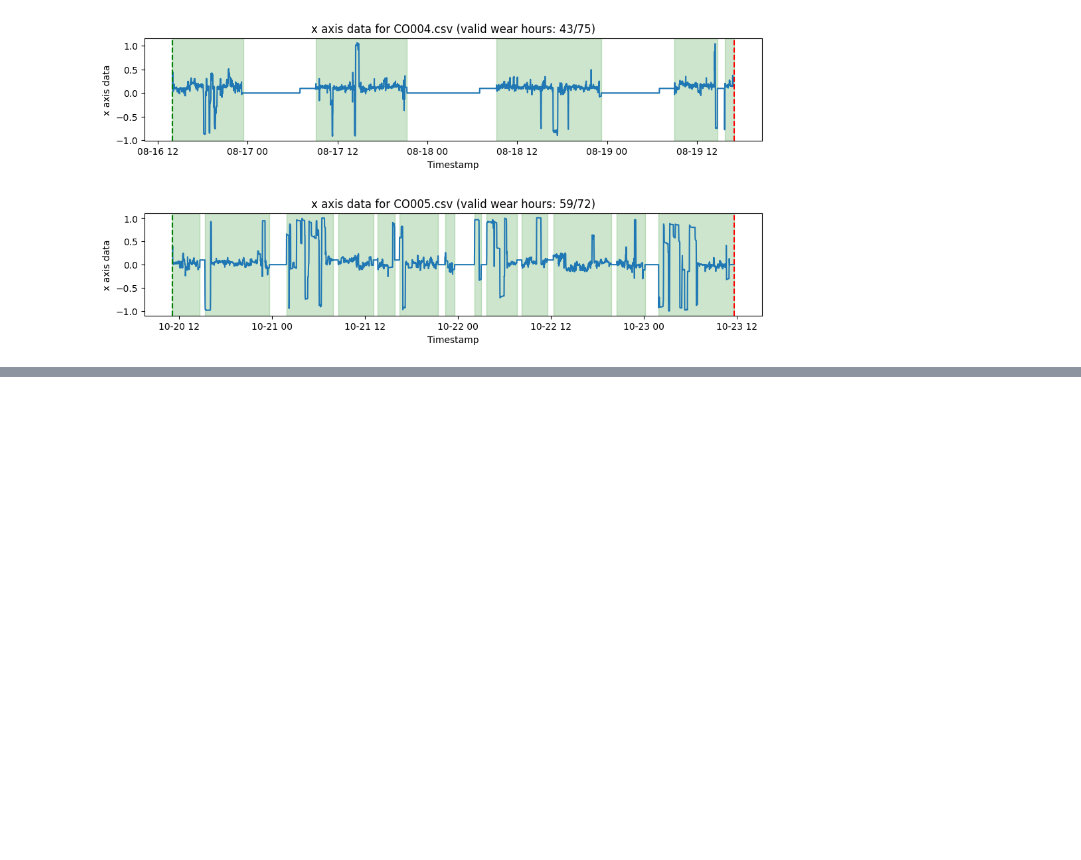
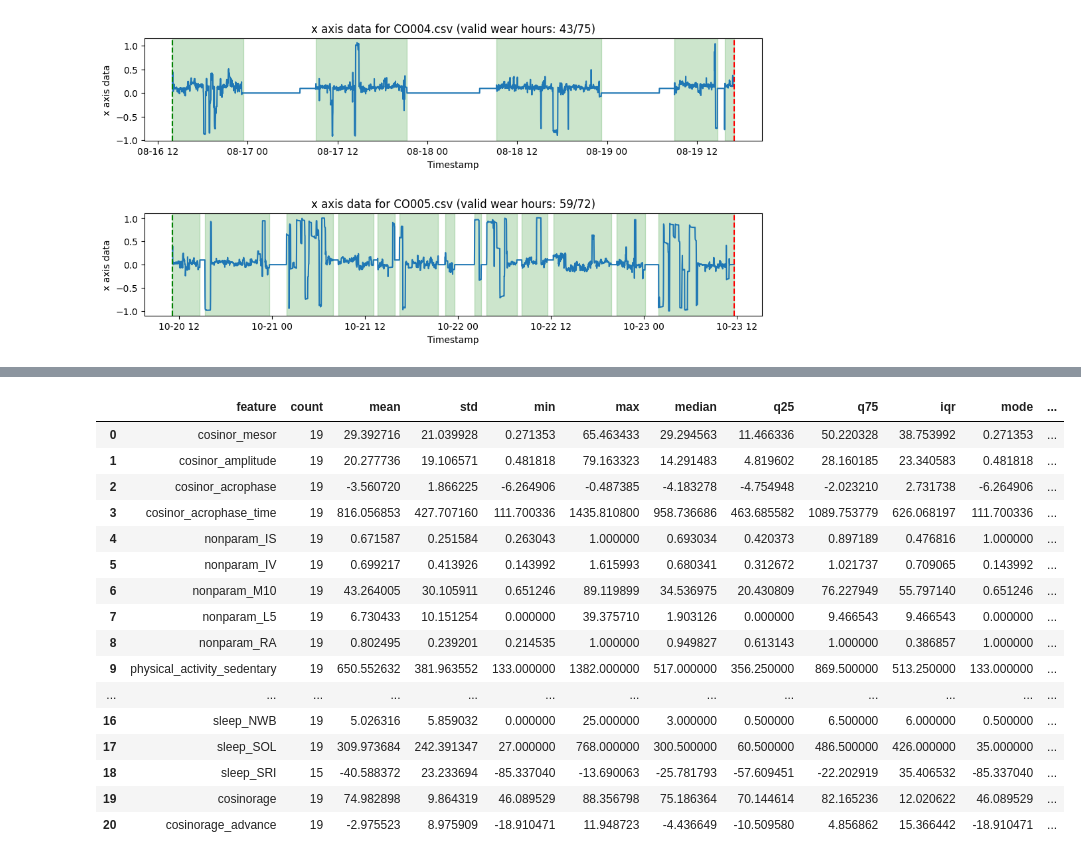
Before and after one commit to jlohunecke/LTMM_Analysis, a Jupyter notebook: exploration.ipynb, the cells around one changed output, grey strips where cells are left out. Cells and saved outputs as stored; diff of their text form; code cells hidden in the pictures; blank space fills up the shorter version.

```diff
--- a/exploration.ipynb
+++ b/exploration.ipynb
@@ -484 +65,28 @@ bulk_features.get_summary_dataframe()
+# %%
+fl_features = csa.features.BulkWearableFeatures(
+    handlers=fl_handlers,
+    features_args=features_args,
+    compute_distributions=True,
+    cosinor_age_inputs=fl_cosinor_age_inputs
+    )
+
+fl_features .get_summary_dataframe()
+# %% [output]
+|  | feature | count | mean | std | min | max | median | q25 | q75 | iqr | mode | ... |
+| 0 | cosinor_mesor | 19 | 29.392716 | 21.039928 | 0.271353 | 65.463433 | 29.294563 | 11.466336 | 50.220328 | 38.753992 | 0.271353 | ... |
+| 1 | cosinor_amplitude | 19 | 20.277736 | 19.106571 | 0.481818 | 79.163323 | 14.291483 | 4.819602 | 28.160185 | 23.340583 | 0.481818 | ... |
+| 2 | cosinor_acrophase | 19 | -3.560720 | 1.866225 | -6.264906 | -0.487385 | -4.183278 | -4.754948 | -2.023210 | 2.731738 | -6.264906 | ... |
+| 3 | cosinor_acrophase_time | 19 | 816.056853 | 427.707160 | 111.700336 | 1435.810800 | 958.736686 | 463.685582 | 1089.753779 | 626.068197 | 111.700336 | ... |
+| 4 | nonparam_IS | 19 | 0.671587 | 0.251584 | 0.263043 | 1.000000 | 0.693034 | 0.420373 | 0.897189 | 0.476816 | 1.000000 | ... |
+| 5 | nonparam_IV | 19 | 0.699217 | 0.413926 | 0.143992 | 1.615993 | 0.680341 | 0.312672 | 1.021737 | 0.709065 | 0.143992 | ... |
+| 6 | nonparam_M10 | 19 | 43.264005 | 30.105911 | 0.651246 | 89.119899 | 34.536975 | 20.430809 | 76.227949 | 55.797140 | 0.651246 | ... |
+| 7 | nonparam_L5 | 19 | 6.730433 | 10.151254 | 0.000000 | 39.375710 | 1.903126 | 0.000000 | 9.466543 | 9.466543 | 0.000000 | ... |
+| 8 | nonparam_RA | 19 | 0.802495 | 0.239201 | 0.214535 | 1.000000 | 0.949827 | 0.613143 | 1.000000 | 0.386857 | 1.000000 | ... |
+| 9 | physical_activity_sedentary | 19 | 650.552632 | 381.963552 | 133.000000 | 1382.000000 | 517.000000 | 356.250000 | 869.500000 | 513.250000 | 133.000000 | ... |
+| ... | ... | ... | ... | ... | ... | ... | ... | ... | ... | ... | ... | ... |
+| 16 | sleep_NWB | 19 | 5.026316 | 5.859032 | 0.000000 | 25.000000 | 3.000000 | 0.500000 | 6.500000 | 6.000000 | 0.500000 | ... |
+| 17 | sleep_SOL | 19 | 309.973684 | 242.391347 | 27.000000 | 768.000000 | 300.500000 | 60.500000 | 486.500000 | 426.000000 | 35.000000 | ... |
+| 18 | sleep_SRI | 15 | -40.588372 | 23.233694 | -85.337040 | -13.690063 | -25.781793 | -57.609451 | -22.202919 | 35.406532 | -85.337040 | ... |
+| 19 | cosinorage | 19 | 74.982898 | 9.864319 | 46.089529 | 88.356798 | 75.186364 | 70.144614 | 82.165236 | 12.020622 | 46.089529 | ... |
+| 20 | cosinorage_advance | 19 | -2.975523 | 8.975909 | -18.910471 | 11.948723 | -4.436649 | -10.509580 | 4.856862 | 15.366442 | -18.910471 | ... |
 # %%
```
Also changed, not shown: parts of 10 cells of this notebook, 1 other file.
